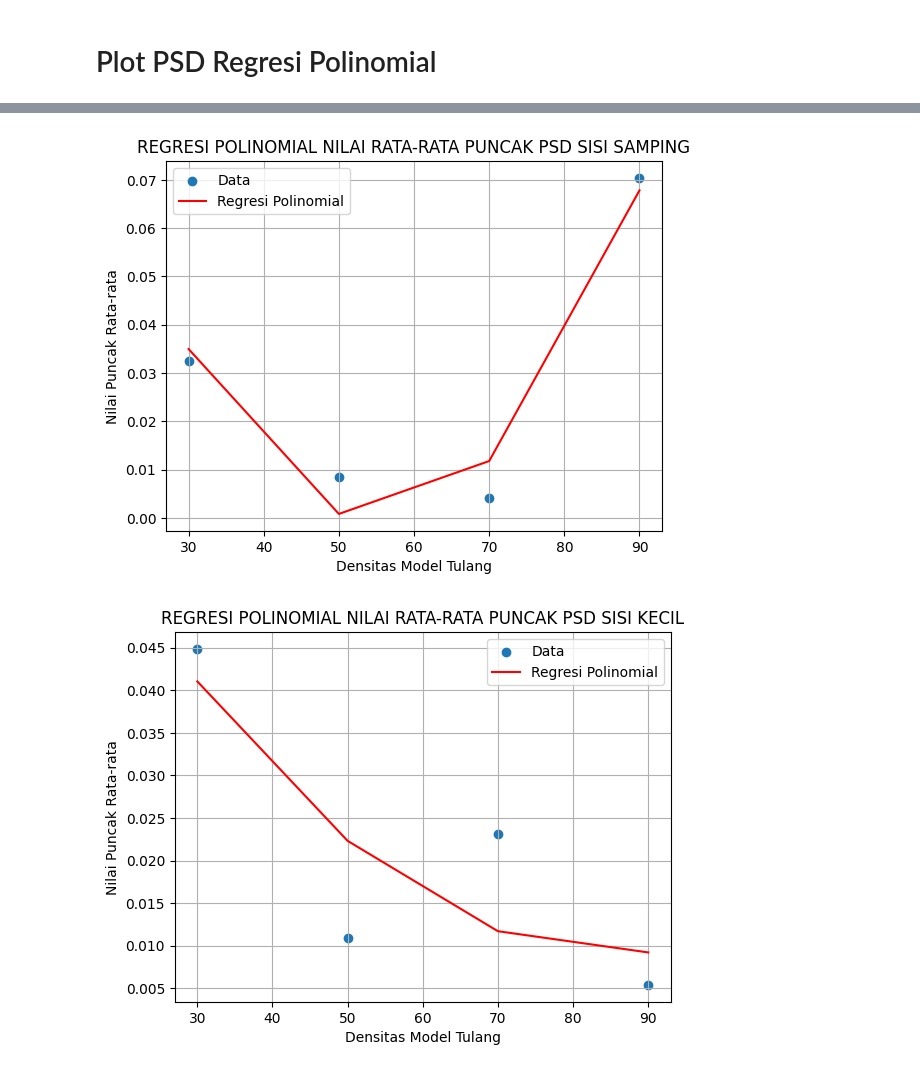
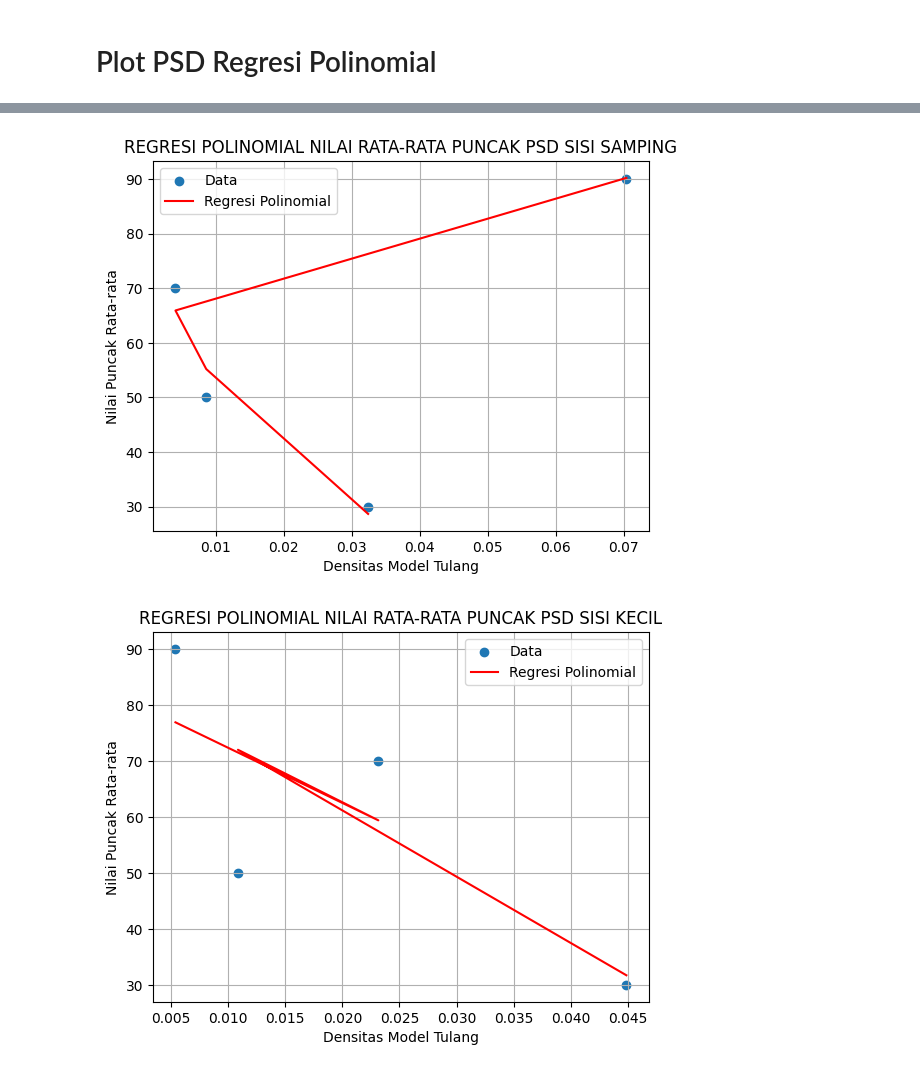
Before and after one commit to afalaudn/ta2023-boneusg, a Jupyter notebook: Data 6 Juli - Fix/Regresi Linier/Regresi All.ipynb, the cells around one changed output, grey strips where cells are left out. Saved outputs shown, nothing was run; the diff lists cells and outputs as text; code cells hidden in the pictures.

```diff
--- a/Data 6 Juli - Fix/Regresi Linier/Regresi All.ipynb
+++ b/Data 6 Juli - Fix/Regresi Linier/Regresi All.ipynb
@@ -273,7 +309,7 @@ plt.show()
 # %%
 # PLOT NILAI PSD PUNCAK SISI SAMPING
-Y = np.array([0.032401, 0.008570, 0.004040, 0.07041])
-X = np.array([30, 50, 70, 90])
+X = np.array([0.032401, 0.008570, 0.004040, 0.07041])
+Y = np.array([30, 50, 70, 90])
 
 # Membuat model regresi polinomial (contoh menggunakan polinomial derajat 2)
 coefficients = np.polyfit(X, Y, 2)
@@ -294,29 +330,29 @@ plt.legend()
 plt.grid(True)
 plt.show()
 # %% [output]
-[figure, old version]
+[figure, new version]
 # %%
 # PLOT NILAI PSD PUNCAK SISI KECIL
-Y = np.array([0.044861, 0.010857, 0.023149, 0.005385])
-X = np.array([30, 50, 70, 90])
+X = np.array([0.044861, 0.010857, 0.023149, 0.005385])
+Y = np.array([30, 50, 70, 90])
 
 # Membuat model regresi polinomial (contoh menggunakan polinomial derajat 2)
 coefficients = np.polyfit(X, Y, 2)
 a_2 = coefficients[0]
 a_1 = coefficients[1]
 a_0 = coefficients[2]
 
 # Membuat persamaan regresi polinomial
 regression_line = np.poly1d(coefficients)
 
 # Plot data dan regresi polinomial
 plt.scatter(X, Y, label='Data')
 plt.plot(X, regression_line(X), color='red', label='Regresi Polinomial')
 plt.xlabel('Densitas Model Tulang')
 plt.ylabel('Nilai Puncak Rata-rata')
 plt.title("REGRESI POLINOMIAL NILAI RATA-RATA PUNCAK PSD SISI KECIL")
 plt.legend()
 plt.grid(True)
 plt.show()
 # %% [output]
-[figure, old version]
+[figure, new version]
```
Also changed, not shown: parts of 29 cells of this notebook, 11 other files.
